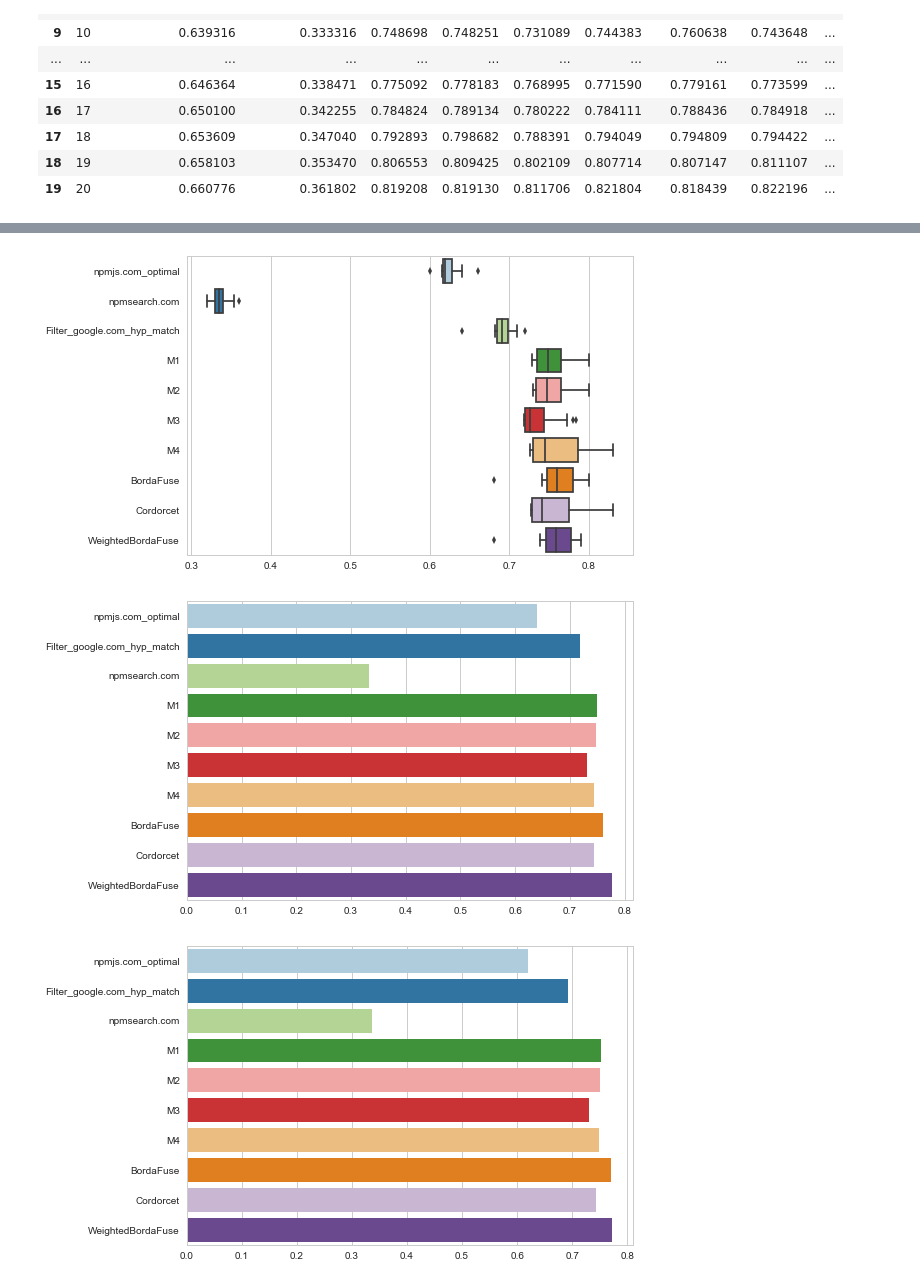
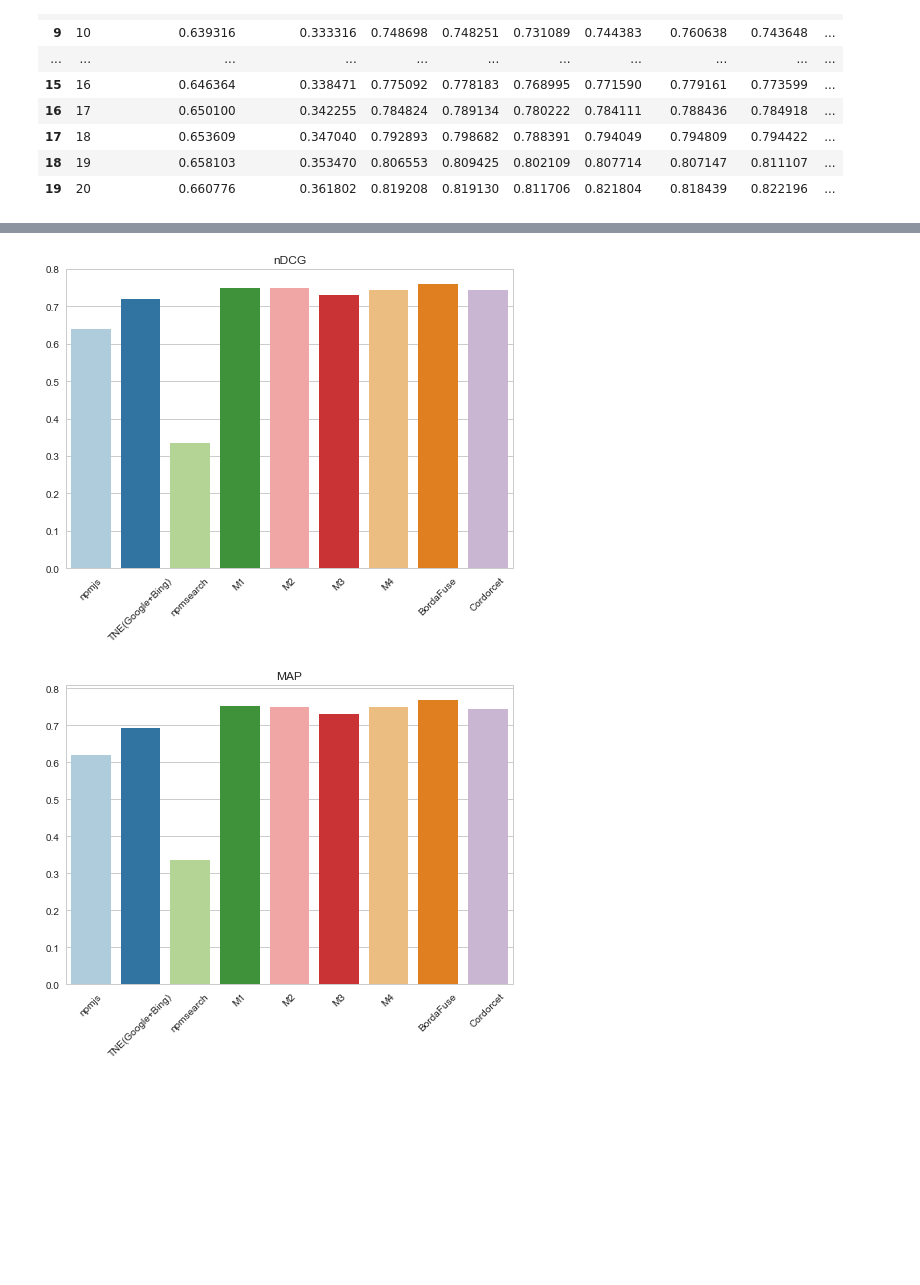
Before and after one commit to bravesoftdz/NPMRetrivalEngine, a Jupyter notebook: notebooks/ShowResults.ipynb, the cells around one changed output, grey strips where cells are left out. Saved outputs shown, nothing was run; the diff lists cells and outputs as text; code cells hidden in the pictures; blank space fills up the shorter version.

```diff
--- a/notebooks/ShowResults.ipynb
+++ b/notebooks/ShowResults.ipynb
@@ -113,7 +113,7 @@ result_mean_average_precision = []
 
 #Searchers Used
 #print(searchers)
-arr_searchers = pd.Series(['npmjs.com_optimal', 'npmsearch.com', 'M1', 'M2','M3', 'M4', 'BordaFuse', 'Cordorcet', 'WeightedBordaFuse', 'Filter_google.com_hyp_match'])
+arr_searchers = pd.Series(['npmjs.com_optimal', 'npmsearch.com', 'M1', 'M2','M3', 'M4', 'BordaFuse', 'Cordorcet', 'Filter_google.com_hyp_match'])
 #Queries Used
 #print(df['query'].tolist())
 arr_queries = pd.Series(['download free music', 'detect text language', 'download web videos', 'check valid email address',
@@ -217,6 +217,19 @@ dataframe_ndcg_k.head(20)
 | 17 | 18 | 0.653609 | 0.347040 | 0.792893 | 0.798682 | 0.788391 | 0.794049 | 0.794809 | 0.794422 | ... |
 | 18 | 19 | 0.658103 | 0.353470 | 0.806553 | 0.809425 | 0.802109 | 0.807714 | 0.807147 | 0.811107 | ... |
 | 19 | 20 | 0.660776 | 0.361802 | 0.819208 | 0.819130 | 0.811706 | 0.821804 | 0.818439 | 0.822196 | ... |
+# %%
+# Renaming columns for fashion
+
+fashion_names = ['npmjs', 'npmsearch', 'M1', 'M2','M3', 'M4', 'BordaFuse', 'Cordorcet', 'TNE(Google+Bing)'];
+
+dataframe_hits.columns = ['k']+fashion_names
+dataframe_recall.columns = ['k']+fashion_names;
+dataframe_fmeasure.columns = ['k']+fashion_names;
+dataframe_precision.columns = ['k']+fashion_names;
+dataframe_ndcg_k.columns = ['k']+fashion_names;
+dataframe_average_precision.columns = ['k']+fashion_names;
+
+arr_searchers = pd.Series(fashion_names)
 # %%
 import matplotlib.pyplot as pl
 import seaborn as sns
@@ -361,37 +332,45 @@ pl.show()
 # %%
-tips = dataframe_average_precision[['npmjs.com_optimal', 'npmsearch.com', 'Filter_google.com_hyp_match', 'M1', 'M2','M3', 'M4', 'BordaFuse', 'Cordorcet', 'WeightedBordaFuse']]
-sns.boxplot(data=tips, orient="h")
-pl.show()
+#tips = dataframe_average_precision[['npmjs.com_optimal', 'npmsearch.com', 'Filter_google.com_hyp_match', 'M1', 'M2','M3', 'M4', 'BordaFuse', 'Cordorcet']]
+#sns.boxplot(data=tips, orient="h")
+#pl.show()
-# %% [output]
-[figure, removed]
 # %%
-tips = dataframe_ndcg_k.iloc[[9]][['npmjs.com_optimal', 'Filter_google.com_hyp_match', 'npmsearch.com', 'M1', 'M2','M3', 'M4', 'BordaFuse', 'Cordorcet', 'WeightedBordaFuse']]
+reorder_columns = ['npmjs', 'TNE(Google+Bing)', 'npmsearch', 'M1', 'M2','M3', 'M4', 'BordaFuse', 'Cordorcet']
 
+tips = dataframe_ndcg_k.iloc[[9]][reorder_columns]
 #deep, muted, pastel, bright, dark, and colorblind.
 #current = sns.color_palette("deep")
-sns.barplot(data=tips, orient="h")
+charty = sns.barplot(data=tips, orient="v")
+for item in charty.get_xticklabels():
+    item.set_rotation(45)
+pl.title('nDCG@10')
 pl.show()
 
-tips = dataframe_average_precision.iloc[[9]][['npmjs.com_optimal', 'Filter_google.com_hyp_match', 'npmsearch.com', 'M1', 'M2','M3', 'M4', 'BordaFuse', 'Cordorcet', 'WeightedBordaFuse']]
-
+tips = dataframe_average_precision.iloc[[9]][reorder_columns]
 #deep, muted, pastel, bright, dark, and colorblind.
 #current = sns.color_palette("deep")
-sns.barplot(data=tips, orient="h")
+charty = sns.barplot(data=tips, orient="v")
+for item in charty.get_xticklabels():
+    item.set_rotation(45)
+pl.title('MAP@10')
 pl.show()
 
-tips = dataframe_recall.iloc[[9]][['npmjs.com_optimal', 'Filter_google.com_hyp_match', 'npmsearch.com', 'M1', 'M2','M3', 'M4', 'BordaFuse', 'Cordorcet', 'WeightedBordaFuse']]
-
+tips = dataframe_recall.iloc[[9]][reorder_columns]
 #deep, muted, pastel, bright, dark, and colorblind.
 #current = sns.color_palette("deep")
-sns.barplot(data=tips, orient="h")
+charty = sns.barplot(data=tips, orient="v")
+for item in charty.get_xticklabels():
+    item.set_rotation(45)
+pl.title('recall')
 pl.show()
 
-tips = dataframe_precision.iloc[[9]][['npmjs.com_optimal', 'Filter_google.com_hyp_match', 'npmsearch.com', 'M1', 'M2','M3', 'M4', 'BordaFuse', 'Cordorcet', 'WeightedBordaFuse']]
-
+tips = dataframe_precision.iloc[[9]][reorder_columns]
 #deep, muted, pastel, bright, dark, and colorblind.
 #current = sns.color_palette("deep")
-sns.barplot(data=tips, orient="h")
+charty = sns.barplot(data=tips, orient="v")
+for item in charty.get_xticklabels():
+    item.set_rotation(45)
+pl.title('precision')
 pl.show()
 # %% [output]
-[figure, old version]
+[figure, new version]
-[figure, old version]
+[figure, new version]
```
Also changed, not shown: parts of 22 cells of this notebook, 12 other files.
